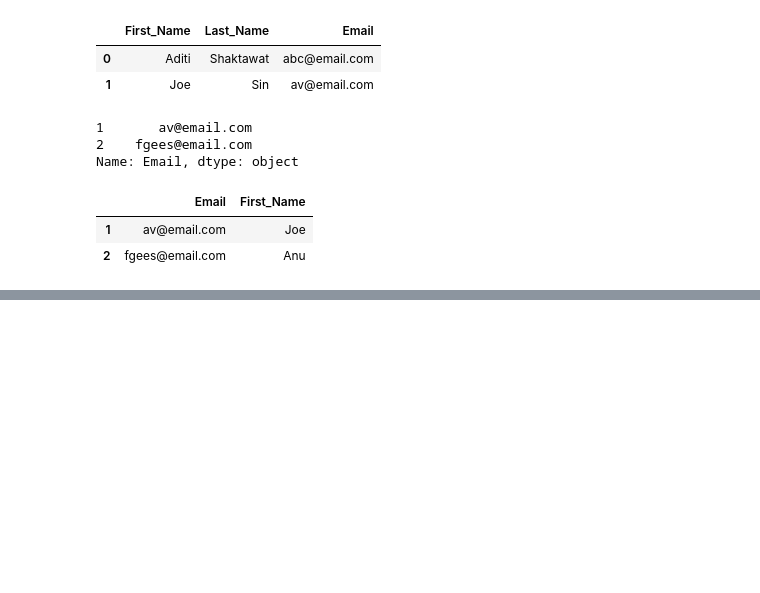
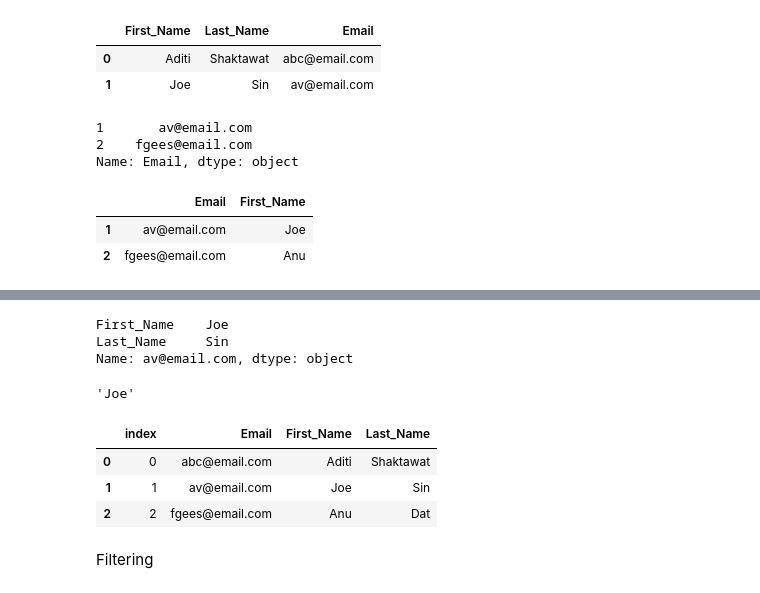
Before and after one commit to aditishaktawat/Data-Analyst-Journey, a Jupyter notebook: 04_Python/pandas/02_dataframes.ipynb, the cells around one changed output, grey strips where cells are left out. Saved outputs shown, nothing was run; the diff lists cells and outputs as text; code cells hidden in the pictures; blank space fills up the shorter version.

```diff
--- a/04_Python/pandas/02_dataframes.ipynb
+++ b/04_Python/pandas/02_dataframes.ipynb
@@ -79,0 +93,3 @@ df.loc[[1,2], ['Email', 'First_Name']]
+# %%
+#to set 'email' column as index
+df.set_index( 'Email',inplace=True)
@@ -79,0 +104,7 @@ df.loc[[1,2], ['Email', 'First_Name']]
+# %%
+#Finding rows using 'email' as label
+df.loc[ 'av@email.com']
+# %% [output]
+First_Name    Joe
+Last_Name     Sin
+Name: av@email.com, dtype: object
@@ -79,0 +113,16 @@ df.loc[[1,2], ['Email', 'First_Name']]
+# %%
+# return a specific column for the speciified row
+df.loc['av@email.com','First_Name']
+# %% [output]
+'Joe'
+# %%
+#Reset index
+df.reset_index(inplace=True)
+df
+# %% [output]
+|  | index | Email | First_Name | Last_Name |
+| 0 | 0 | abc@email.com | Aditi | Shaktawat |
+| 1 | 1 | av@email.com | Joe | Sin |
+| 2 | 2 | fgees@email.com | Anu | Dat |
+# %% [markdown]
+Filtering
```
Also changed, not shown: parts of 14 cells of this notebook, 1 other file.
